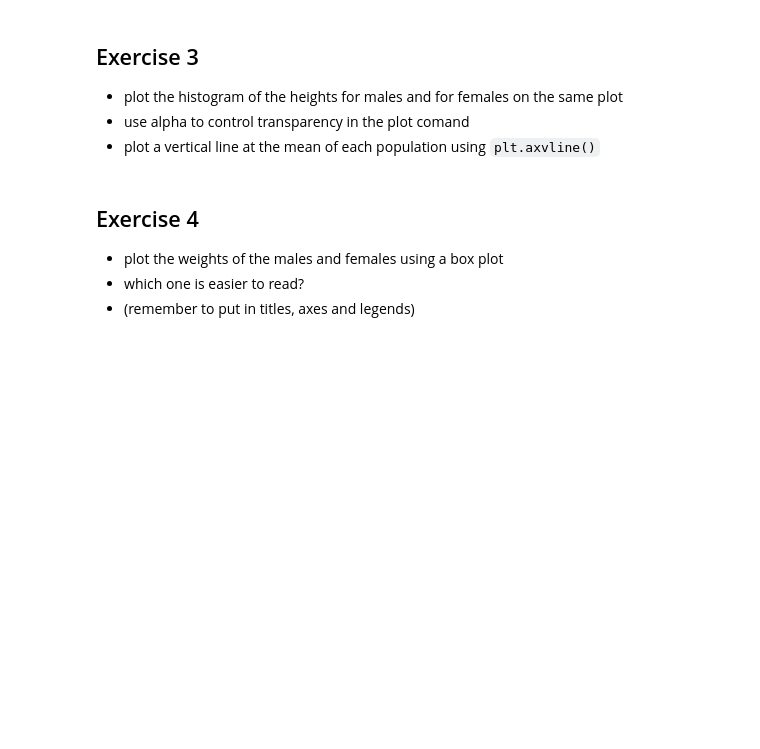
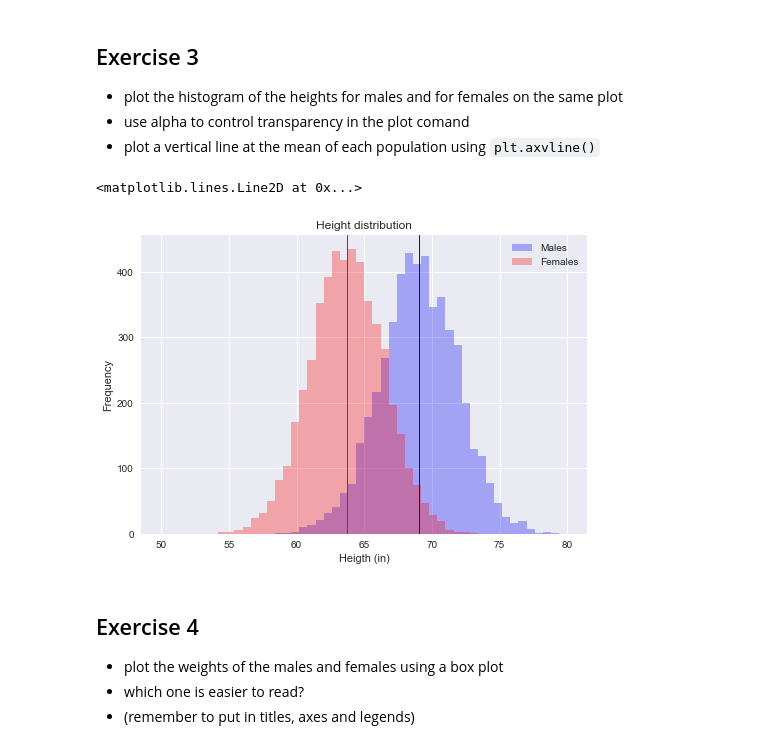
Before and after one commit to jweissenberger/zero_to_deep_learning_udemy, a Jupyter notebook: course/2 Data.ipynb, the cells around one changed output. Cells and saved outputs as stored; diff of their text form; code cells hidden in the pictures; blank space fills up the shorter version.

```diff
--- a/course/2 Data.ipynb
+++ b/course/2 Data.ipynb
@@ -638,6 +637,31 @@ KeyError: 'Gendercolor'
 - plot the histogram of the heights for males and for females on the same plot
 - use alpha to control transparency in the plot comand
 - plot a vertical line at the mean of each population using `plt.axvline()`
+# %%
+male = df[df['Gender'] == 'Male']
+female = df[df['Gender'] == 'Female']
+# %%
+male['Height'].plot(kind='hist',
+                     bins=50,
+                     range=(50, 80),
+                     alpha=0.3,
+                     color='blue')
+
+female['Height'].plot(kind='hist',
+                       bins=50,
+                       range=(50, 80),
+                       alpha=0.3,
+                       color='red')
+
+plt.title('Height distribution')
+plt.legend(["Males", "Females"])
+plt.xlabel("Heigth (in)")
+
+plt.axvline(male['Height'].mean(), color='blue', linewidth=1)
+plt.axvline(female['Height'].mean(), color='red', linewidth=1)
+# %% [output]
+<matplotlib.lines.Line2D at 0x...>
+[figure, added]
 # %% [markdown]
 ## Exercise 4
 - plot the weights of the males and females using a box plot
```
Also changed, not shown: parts of 26 cells of this notebook, 4 other files.
